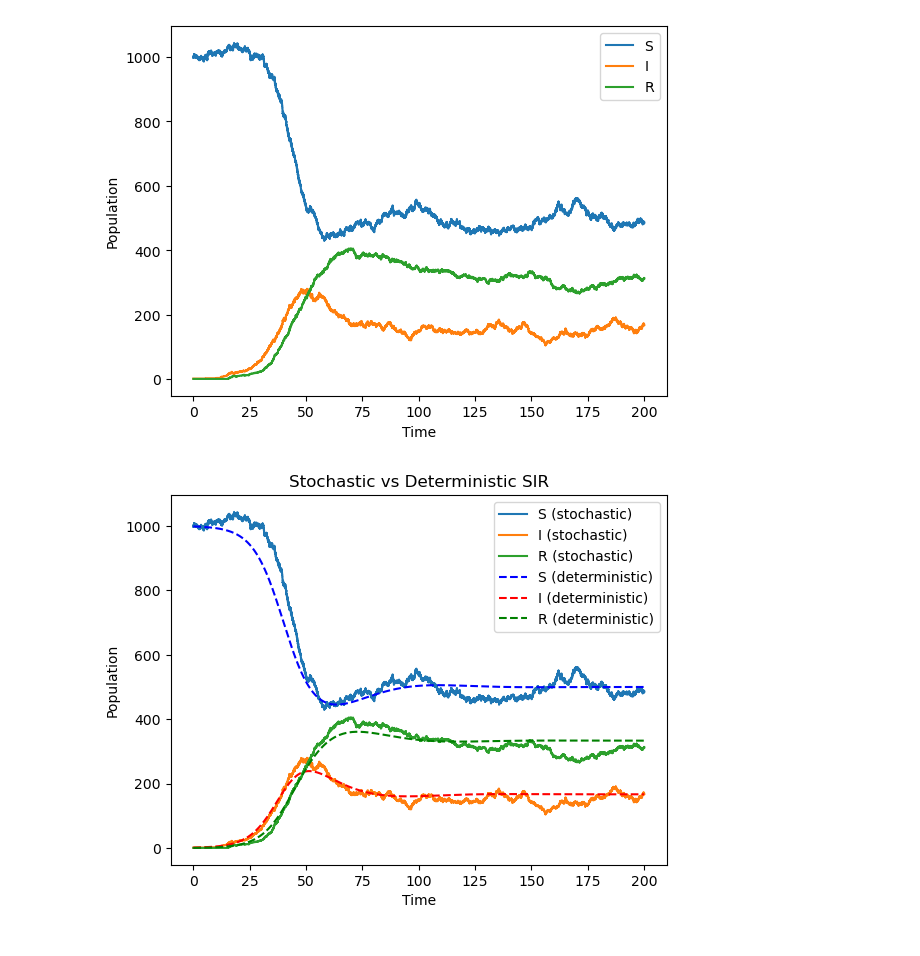
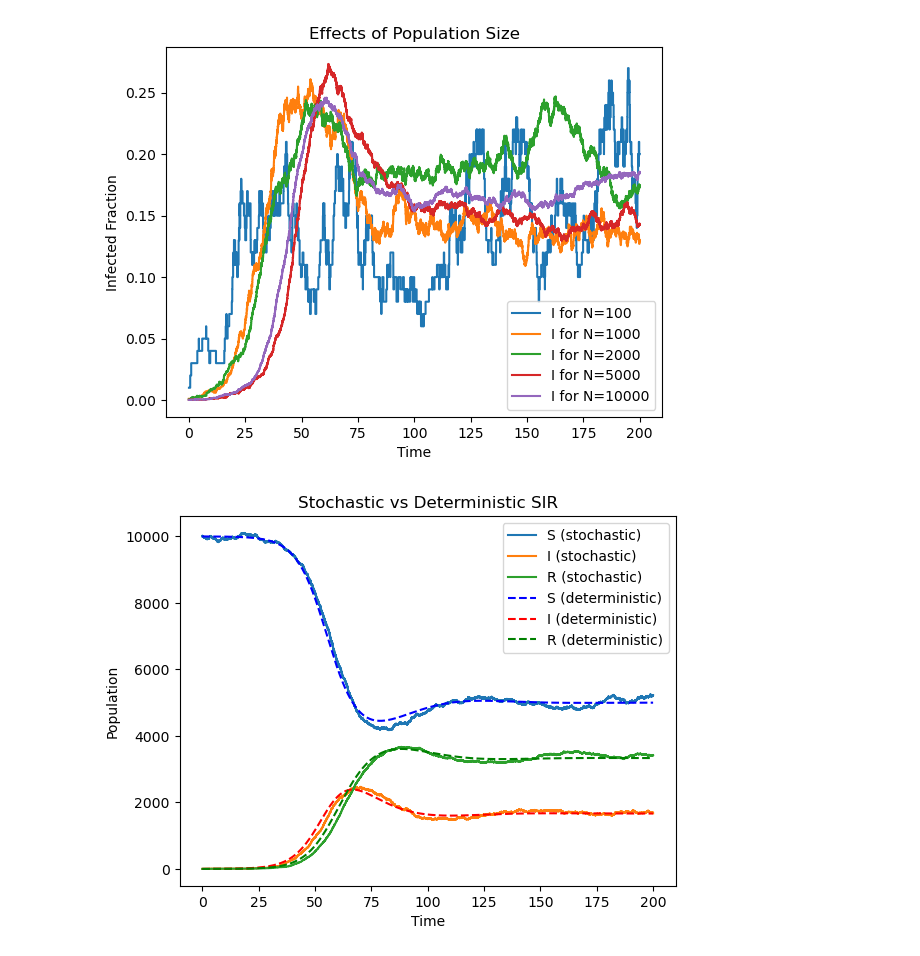
Before and after one commit to prewsei/ICLS_A2, a Jupyter notebook: Assignment2.ipynb, the cells around one changed output. Cells and saved outputs as stored; diff of their text form; code cells hidden in the pictures.

Commit message:
add plot for controlling noise with pop size

```diff
--- a/Assignment2.ipynb
+++ b/Assignment2.ipynb
@@ -7,10 +7,6 @@ import math
 from scipy.integrate import odeint
 # %%
 # Exercise 1.1
-I0 = 1
-S0 = 999
-R0 = 0
-
 beta = 0.3
 gamma = 0.1
 mu = 0.05
@@ -75,17 +71,25 @@ def gillespies_sir(t, S0, I0, R0, beta, gamma, mu):
 
     return times, S_list, I_list, R_list
 # %%
-times, S_list, I_list, R_list = gillespies_sir(t, S0, I0, R0, beta, gamma, mu)
+# PLotting:
+N_vals = [100, 1000, 2000, 5000, 10000]
 
-plt.step(times, S_list, where='post', label='S')
-plt.step(times, I_list, where='post', label='I')
-plt.step(times, R_list, where='post', label='R')
+
+# Bonus part: controlling noise levels (somewhat?)
+# Plot infected fractions for different values of N: more random for smaller N
+for N in N_vals:
+    S0, I0, R0 = N - 1, 1, 0
+    times, S, I, R = gillespies_sir(t, S0, I0, R0, beta, gamma, mu)
+    fracI = np.array(I) / N # normalise since different Ns
+    plt.step(times, fracI, where='post', label=f'I for N={N}')
+
+plt.title('Effects of Population Size')
 plt.xlabel('Time')
-plt.ylabel('Population')
+plt.ylabel('Infected Fraction')
 plt.legend()
 plt.show()
 # %% [output]
-[figure, old version]
+[figure, new version]
 # %%
 # Equivalent deterministic ODE:
 def det_sir(y, t, beta, gamma, mu):
@@ -115,4 +119,4 @@ plt.ylabel('Population')
 plt.legend()
 plt.show()
 # %% [output]
-[figure, old version]
+[figure, new version]
```
